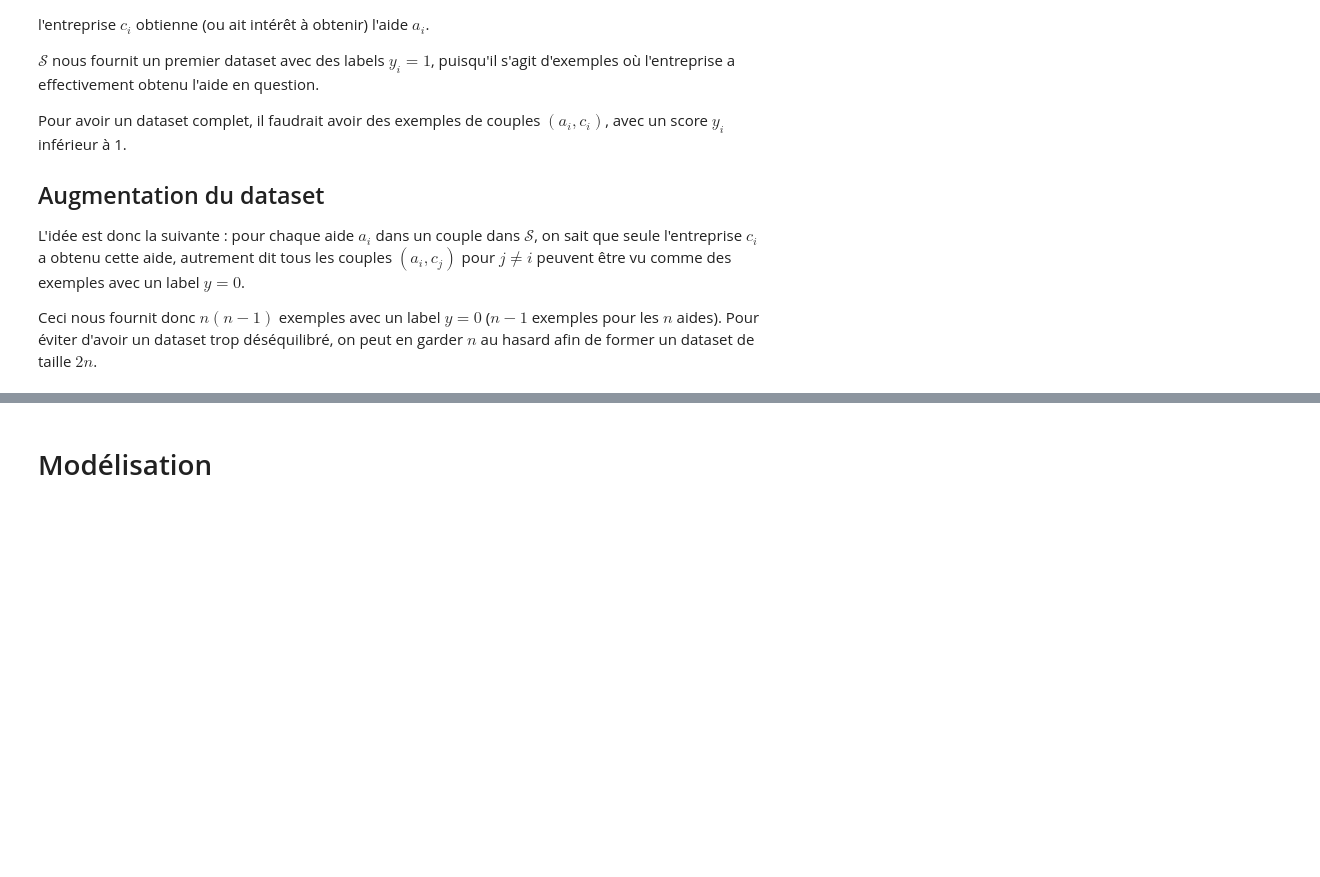
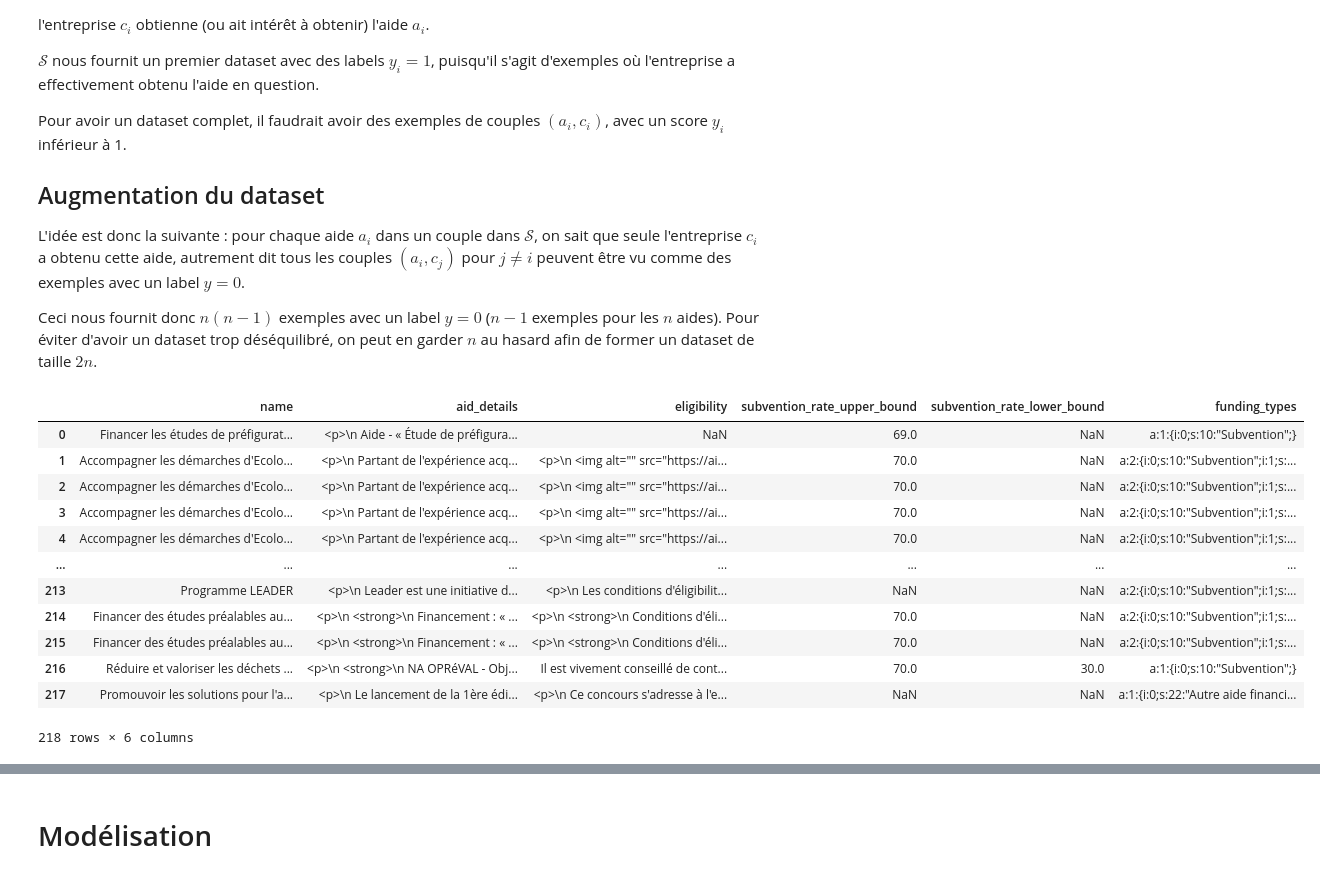
Before and after one commit to dataforgoodfr/offseason_missiontransition_simulateur, a Jupyter notebook: notebooks/score_pertinence.ipynb, the cells around one changed output, grey strips where cells are left out. Saved outputs shown, nothing was run; the diff lists cells and outputs as text; code cells hidden in the pictures; blank space fills up the shorter version.

```diff
--- a/notebooks/score_pertinence.ipynb
+++ b/notebooks/score_pertinence.ipynb
@@ -33,0 +41,39 @@ Ceci nous fournit donc $n(n-1)$ exemples avec un label $y=0$ ($n-1$ exemples pou
+# %%
+def select(name1, name2, th):
+    return fuzz.ratio(name1, name2) > th
+# %%
+def get_couples(th):
+    couples = list()
+    for index_mt in tqdm(mt_aids.index):
+        for index_ademe in ademe_df.index:
+            mt_name = mt_aids.loc[index_mt, "name"]
+            ademe_object = ademe_df.loc[index_ademe, "objet"]
+            if select(mt_name, ademe_object, th):
+                couples.append(dict([("index_mt", index_mt), ("index_ademe", index_ademe)]))
+    return couples
+# %%
+couples_70 = get_couples(70)
+# %%
+mt = mt_aids.loc[[couple["index_mt"] for couple in couples_70]][
+    [
+        "name", "aid_details", "eligibility",
+        "subvention_rate_upper_bound", "subvention_rate_lower_bound",
+        "funding_types"
+    ]
+].reset_index().iloc[:, 1:]
+# %%
+mt
+# %% [output]
+|  | name | aid_details | eligibility | subvention_rate_upper_bound | subvention_rate_lower_bound | funding_types |
+| 0 | Financer les études de préfigurat... | <p>\n Aide - « Étude de préfigura... | NaN | 69.0 | NaN | a:1:{i:0;s:10:"Subvention";} |
+| 1 | Accompagner les démarches d'Ecolo... | <p>\n Partant de l'expérience acq... | <p>\n <img alt="" src="https://ai... | 70.0 | NaN | a:2:{i:0;s:10:"Subvention";i:1;s:... |
+| 2 | Accompagner les démarches d'Ecolo... | <p>\n Partant de l'expérience acq... | <p>\n <img alt="" src="https://ai... | 70.0 | NaN | a:2:{i:0;s:10:"Subvention";i:1;s:... |
+| 3 | Accompagner les démarches d'Ecolo... | <p>\n Partant de l'expérience acq... | <p>\n <img alt="" src="https://ai... | 70.0 | NaN | a:2:{i:0;s:10:"Subvention";i:1;s:... |
+| 4 | Accompagner les démarches d'Ecolo... | <p>\n Partant de l'expérience acq... | <p>\n <img alt="" src="https://ai... | 70.0 | NaN | a:2:{i:0;s:10:"Subvention";i:1;s:... |
+| ... | ... | ... | ... | ... | ... | ... |
+| 213 | Programme LEADER | <p>\n Leader est une initiative d... | <p>\n Les conditions d'éligibilit... | NaN | NaN | a:2:{i:0;s:10:"Subvention";i:1;s:... |
+| 214 | Financer des études préalables au... | <p>\n <strong>\n Financement : « ... | <p>\n <strong>\n Conditions d'éli... | 70.0 | NaN | a:2:{i:0;s:10:"Subvention";i:1;s:... |
+| 215 | Financer des études préalables au... | <p>\n <strong>\n Financement : « ... | <p>\n <strong>\n Conditions d'éli... | 70.0 | NaN | a:2:{i:0;s:10:"Subvention";i:1;s:... |
+| 216 | Réduire et valoriser les déchets ... | <p>\n <strong>\n NA OPRéVAL - Obj... | Il est vivement conseillé de cont... | 70.0 | 30.0 | a:1:{i:0;s:10:"Subvention";} |
+| 217 | Promouvoir les solutions pour l'a... | <p>\n Le lancement de la 1ère édi... | <p>\n Ce concours s'adresse à l'e... | NaN | NaN | a:1:{i:0;s:22:"Autre aide financi... |
+218 rows × 6 columns
```
Also changed, not shown: parts of 15 cells of this notebook.
